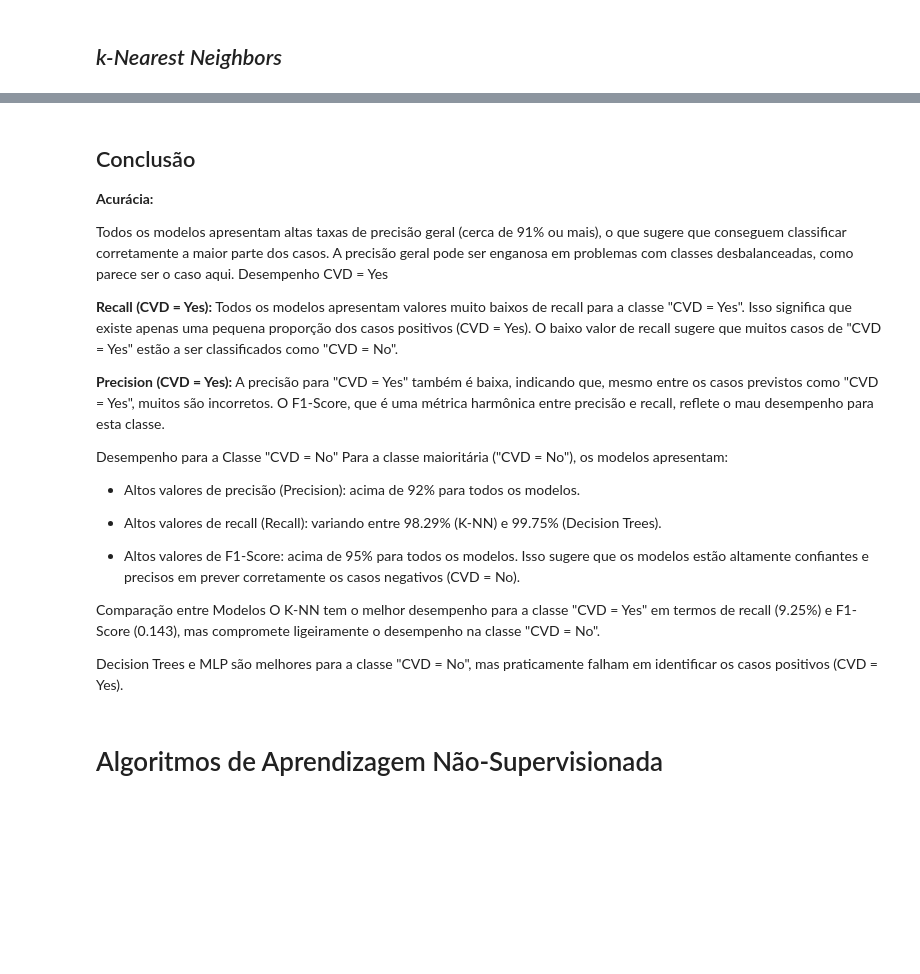
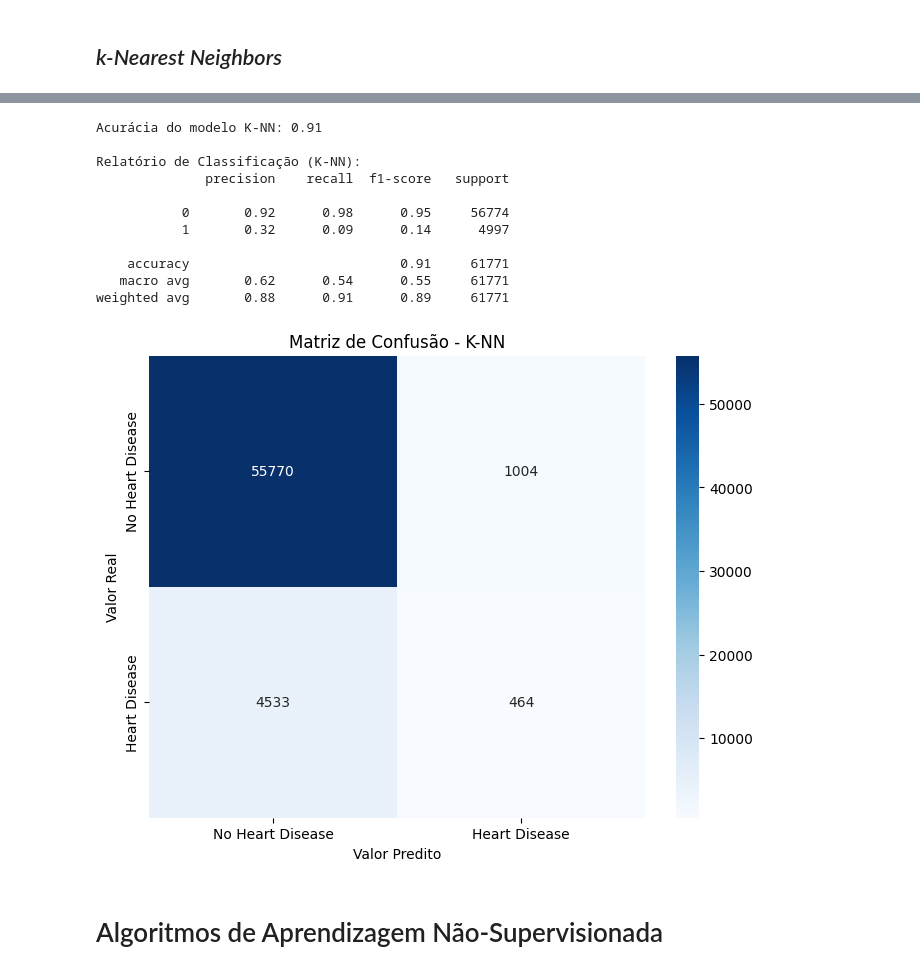
Before and after one commit to tjpoa/ProjetoIAA, a Jupyter notebook: notebooks/Modeling.ipynb, the cells around one changed output, grey strips where cells are left out. Cells and saved outputs as stored; diff of their text form; code cells hidden in the pictures; blank space fills up the shorter version.

```diff
--- a/notebooks/Modeling.ipynb
+++ b/notebooks/Modeling.ipynb
@@ -217,28 +142,45 @@ print(results_df)
-# %% [markdown]
-## Conclusão
-
-**Acurácia:**
-
-Todos os modelos apresentam altas taxas de precisão geral (cerca de 91% ou mais), o que sugere que conseguem classificar corretamente a maior parte dos casos.
-A precisão geral pode ser enganosa em problemas com classes desbalanceadas, como parece ser o caso aqui.
-Desempenho CVD = Yes
-
-**Recall (CVD = Yes):** Todos os modelos apresentam valores muito baixos de recall para a classe "CVD = Yes". Isso significa que existe apenas uma pequena proporção dos casos positivos (CVD = Yes).
-O baixo valor de recall sugere que muitos casos de "CVD = Yes" estão a ser classificados como "CVD = No".
-
-**Precision (CVD = Yes):** A precisão para "CVD = Yes" também é baixa, indicando que, mesmo entre os casos previstos como "CVD = Yes", muitos são incorretos. O F1-Score, que é uma métrica harmônica entre precisão e recall, reflete o mau desempenho para esta classe.
-
-Desempenho para a Classe "CVD = No" Para a classe maioritária ("CVD = No"), os modelos apresentam:
-
-* Altos valores de precisão (Precision): acima de 92% para todos os modelos.
-
-* Altos valores de recall (Recall): variando entre 98.29% (K-NN) e 99.75% (Decision Trees).
-
-* Altos valores de F1-Score: acima de 95% para todos os modelos. Isso sugere que os modelos estão altamente confiantes e precisos em prever corretamente os casos negativos (CVD = No).
-
-Comparação entre Modelos O K-NN tem o melhor desempenho para a classe "CVD = Yes" em termos de recall (9.25%) e F1-Score (0.143), mas compromete ligeiramente o desempenho na classe "CVD = No".
-
-Decision Trees e MLP são melhores para a classe "CVD = No", mas praticamente falham em identificar os casos positivos (CVD = Yes).
+# %%
+# Inicializar o modelo K-NN
+knn_model = KNeighborsClassifier(n_neighbors=5,     # Número de vizinhos (ajuste conforme necessário)
+                                 weights='uniform',  # Pesos uniformes ou baseados na distância
+                                 algorithm='auto',   # Algoritmo para calcular os vizinhos
+                                 metric='minkowski', # Distância padrão (Minkowski, similar à Euclidiana)
+                                 n_jobs=-1)          # Utilizar todos os núcleos para otimizar a execução
+
+# Treinar o modelo com os dados de treino
+knn_model.fit(X_train, y_train)
+
+# Fazer previsões no conjunto de teste
+y_pred_knn = knn_model.predict(X_test)
+
+# Avaliar o modelo
+accuracy_knn = accuracy_score(y_test, y_pred_knn)
+print(f"Acurácia do modelo K-NN: {accuracy_knn:.2f}")
+print("\nRelatório de Classificação (K-NN):")
+print(classification_report(y_test, y_pred_knn))
+
+# Matriz de confusão
+conf_matrix_knn = confusion_matrix(y_test, y_pred_knn)
+plt.figure(figsize=(8, 6))
+sns.heatmap(conf_matrix_knn, annot=True, fmt='d', cmap='Blues', xticklabels=['No Heart Disease', 'Heart Disease'],
+            yticklabels=['No Heart Disease', 'Heart Disease'])
+plt.title("Matriz de Confusão - K-NN")
+plt.ylabel("Valor Real")
+plt.xlabel("Valor Predito")
+plt.show()
+# %% [output]
+Acurácia do modelo K-NN: 0.91
+
+Relatório de Classificação (K-NN):
+              precision    recall  f1-score   support
+
+           0       0.92      0.98      0.95     56774
+           1       0.32      0.09      0.14      4997
+
+    accuracy                           0.91     61771
+   macro avg       0.62      0.54      0.55     61771
+weighted avg       0.88      0.91      0.89     61771
+[figure, added]
 # %% [markdown]
 # Algoritmos de Aprendizagem Não-Supervisionada
 # %% [markdown]
```
Also changed, not shown: parts of 5 cells of this notebook.
